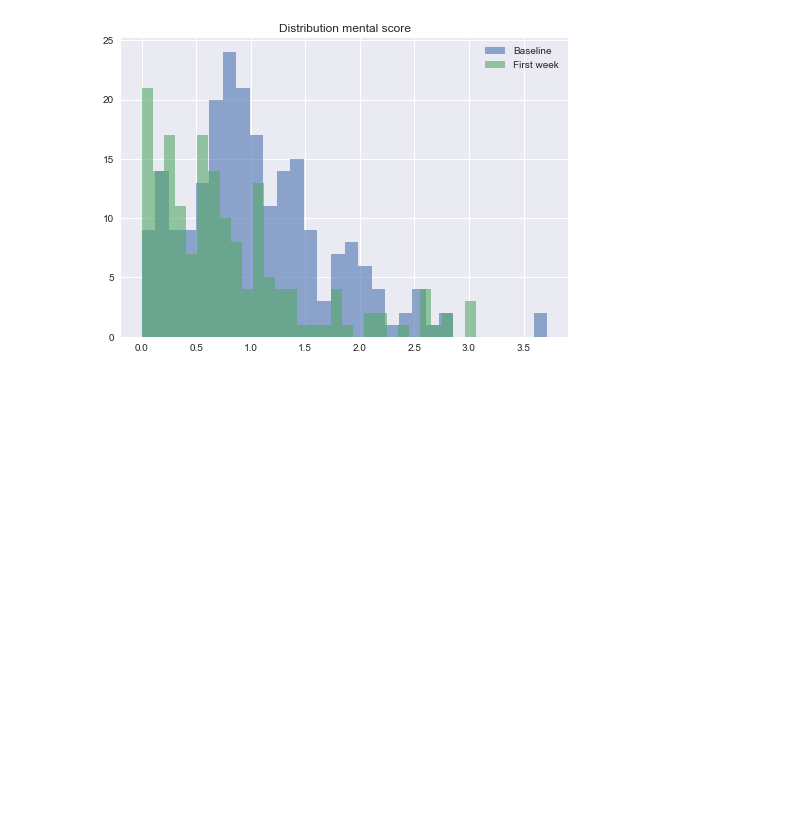
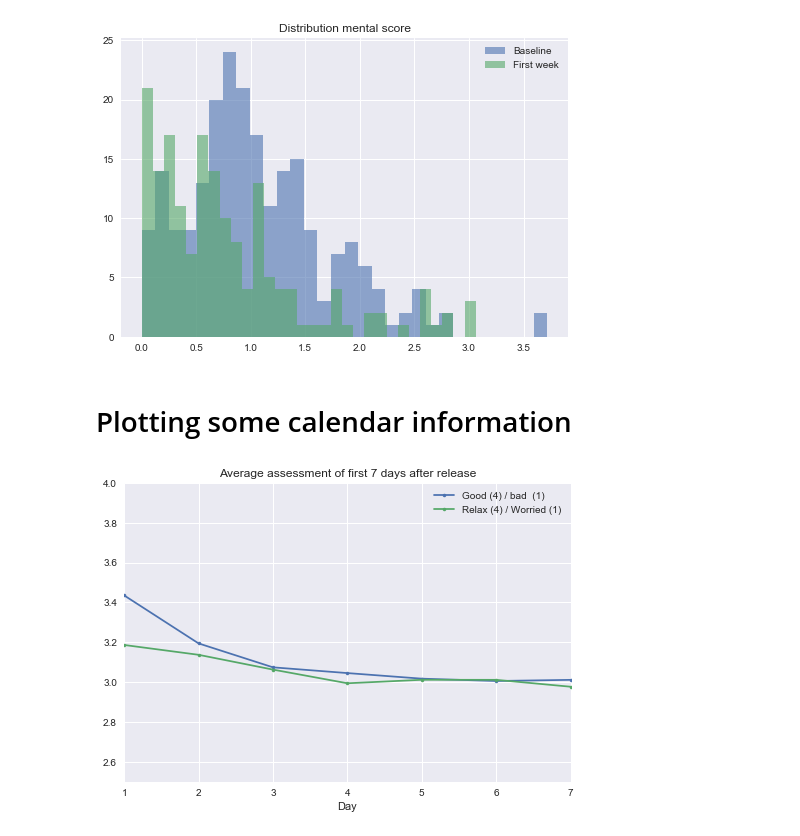
Before and after one commit to sdaza/reentry-chile, a Jupyter notebook: reports/exploring_first_week.ipynb, the cells around one changed output. Saved outputs shown, nothing was run; the diff lists cells and outputs as text; code cells hidden in the pictures; blank space fills up the shorter version.

```diff
--- a/reports/exploring_first_week.ipynb
+++ b/reports/exploring_first_week.ipynb
@@ -214,3 +214,28 @@ plt.legend(['Baseline', 'First week'])
 plt.title('Distribution mental score');
 # %% [output]
 [figure]
+# %% [markdown]
+# Plotting some calendar information
+# %%
+# function to create average plots
+def create_plot_day(data, variables, labels, toreplace, title, ylim):
+    for i in variables:
+        vars = [i + str(j) for j in range(1,8)]
+        temp = fw.loc[:,vars].apply(lambda v : v.replace(toreplace), axis='columns')
+        temp.columns = [1,2,3,4,5,6,7]
+        temp.mean().plot(style='.-')
+    plt.title(title)
+    plt.xlabel('Day')
+    plt.ylim(ylim)
+    plt.legend(labels)
+    plt.show()
+# %%
+# how was that day?
+variables = ['p17_a_dia', 'p17_b_dia']
+labels = ['Good (4) / bad  (1)', 'Relax (4) / Worried (1)']
+toreplace = {1:4, 2:3, 3:2, 4:1, -8:np.nan, -9: np.nan}
+title = 'Average assessment of first 7 days after release'
+ylim = [2.5, 4]
+plot = create_plot_day(data=fw, variables = variables, labels = labels, toreplace = toreplace, title = title, ylim = ylim)
+# %% [output]
+[figure, added]
```
Also changed, not shown: parts of 9 cells of this notebook.
